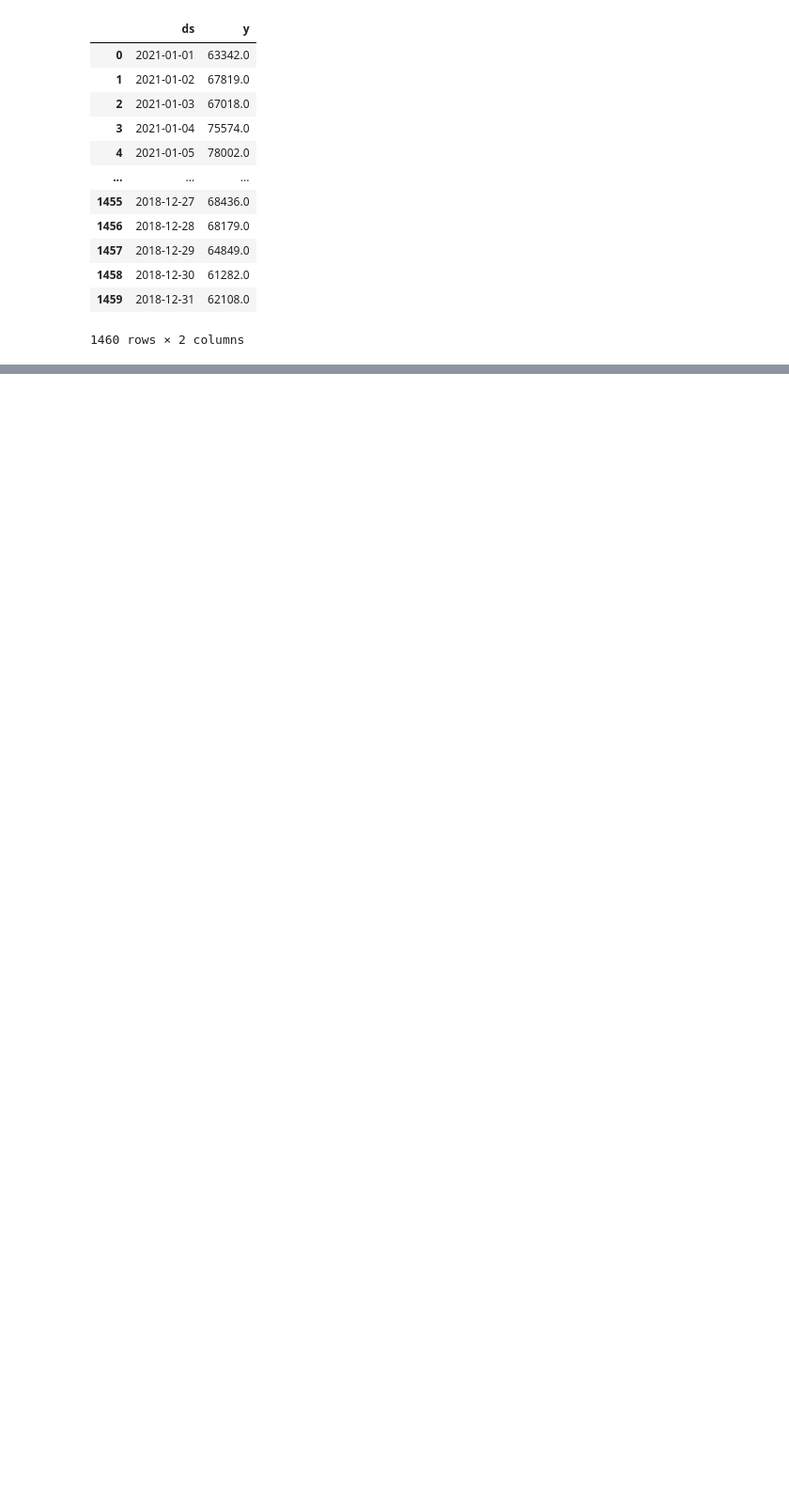
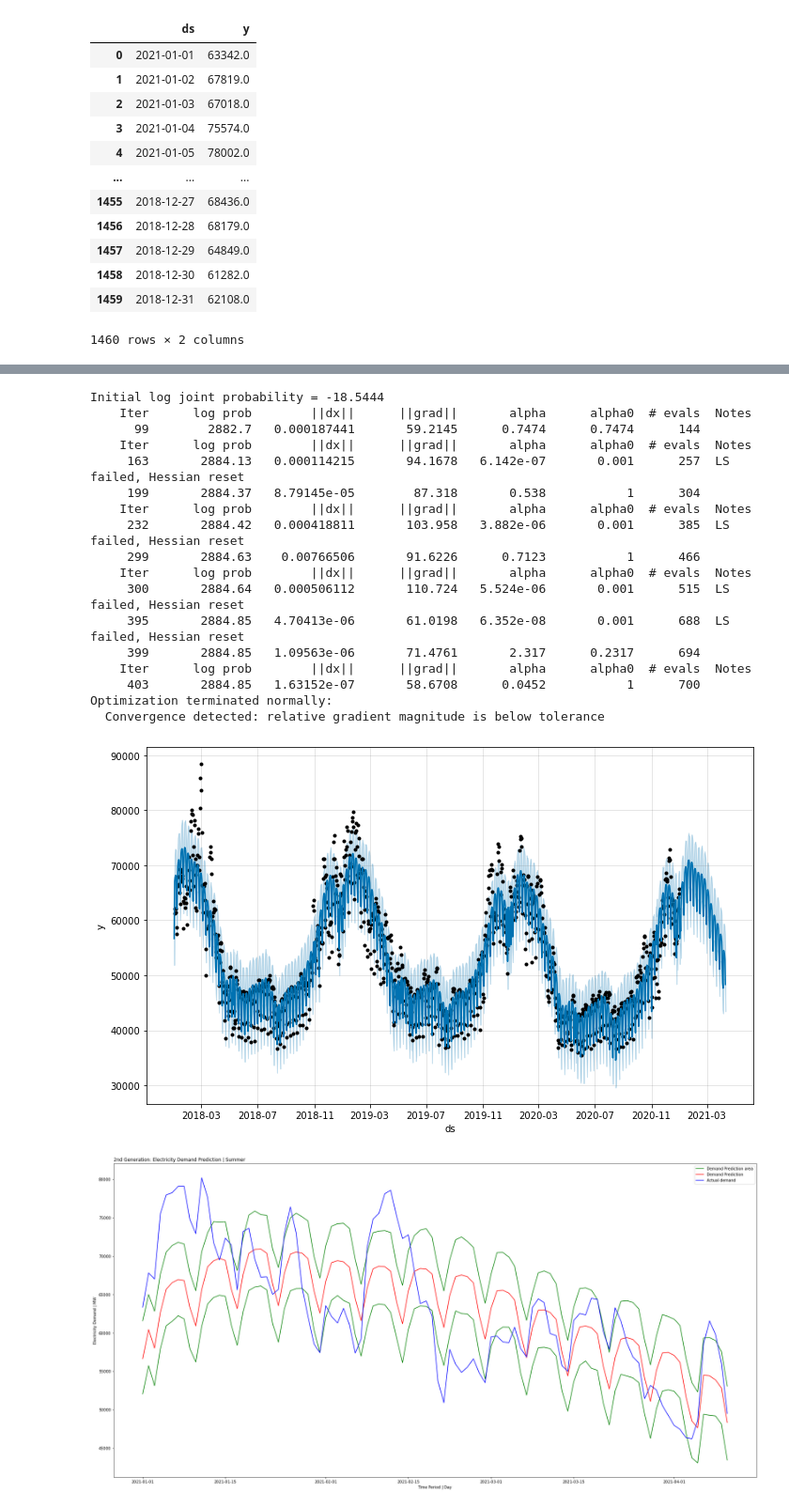
Before and after one commit to snowbalzz/Modeling, a Jupyter notebook: Gen2/Facebook_model.ipynb, the cells around one changed output, grey strips where cells are left out. Shown: that part at 94% size. Drawn from its saved outputs; the diff is of its cells as text; code cells hidden in the pictures; blank space fills up the shorter version.

```diff
--- a/Gen2/Facebook_model.ipynb
+++ b/Gen2/Facebook_model.ipynb
@@ -98,0 +163,47 @@ print(mean_absolute_error(y_org, y_pred))
+# %%
+# Splitting Dataset Into Train Set And Test Set
+train_set = demand_data[(demand_data.ds < '2021-01-01')]
+test_set = demand_data[(demand_data.ds >= '2021-01-01')]
+# test_set = test_set.reindex(index=test_set.index[::-1])
+# test_set.reset_index(inplace = True)
+# test_set = test_set.drop(["index"], axis=1)
+# test_set
+
+# Convert to Date Time
+train_set['ds'] = pd.to_datetime(train_set['ds'])
+test_set['ds'] = pd.to_datetime(test_set['ds'])
+
+#select the period of the test set
+test_set = test_set[:period]
+
+m = Prophet(yearly_seasonality=True, seasonality_mode='additive' )
+m.add_country_holidays(country_name='France')
+model = m.fit(train_set)
+future = m.make_future_dataframe(periods=period,freq='D')
+forecast = m.predict(future)
+
+#Data visualization from the official source
+figure_forecast = m.plot(forecast)
+
+#Prep for MEA
+y_pred = forecast['yhat'][-period:]
+y_org = test_set['y']
+
+plt.figure(figsize=(30, 15))
+plt.title("2nd Generation: Electricity Demand Prediction | Summer", loc = 'left')
+
+plt.plot(forecast['ds'][-period:], forecast['yhat_upper'][-period:], color='green', label='Demand Prediction area')
+plt.plot(forecast['ds'][-period:], forecast['yhat'][-period:], color='red', label='Demand Prediction')
+plt.plot(forecast['ds'][-period:], forecast['yhat_lower'][-period:], color='green')
+
+plt.plot(test_set['ds'], test_set['y'], color='blue', label = 'Actual demand')
+
+plt.ylabel("Electricity Demand | MW")
+plt.xlabel("Time Period | Day")
+
+plt.legend()
+plt.show()
+
+print('Model MAE:')
+print(mean_absolute_error(y_org, y_pred))
+# %% [output]
@@ -98,0 +223,19 @@ print(mean_absolute_error(y_org, y_pred))
+Initial log joint probability = -18.5444
+    Iter      log prob        ||dx||      ||grad||       alpha      alpha0  # evals  Notes
+      99        2882.7   0.000187441       59.2145      0.7474      0.7474      144
+    Iter      log prob        ||dx||      ||grad||       alpha      alpha0  # evals  Notes
+     163       2884.13   0.000114215       94.1678   6.142e-07       0.001      257  LS failed, Hessian reset
+     199       2884.37   8.79145e-05        87.318       0.538           1      304
+    Iter      log prob        ||dx||      ||grad||       alpha      alpha0  # evals  Notes
+     232       2884.42   0.000418811       103.958   3.882e-06       0.001      385  LS failed, Hessian reset
+     299       2884.63    0.00766506       91.6226      0.7123           1      466
+    Iter      log prob        ||dx||      ||grad||       alpha      alpha0  # evals  Notes
+     300       2884.64   0.000506112       110.724   5.524e-06       0.001      515  LS failed, Hessian reset
+     395       2884.85   4.70413e-06       61.0198   6.352e-08       0.001      688  LS failed, Hessian reset
+     399       2884.85   1.09563e-06       71.4761       2.317      0.2317      694
+    Iter      log prob        ||dx||      ||grad||       alpha      alpha0  # evals  Notes
+     403       2884.85   1.63152e-07       58.6708      0.0452           1      700
+Optimization terminated normally:
+  Convergence detected: relative gradient magnitude is below tolerance
+[figure, added]
+[figure, added]
```
Also changed, not shown: parts of 18 cells of this notebook, 11 other files.
